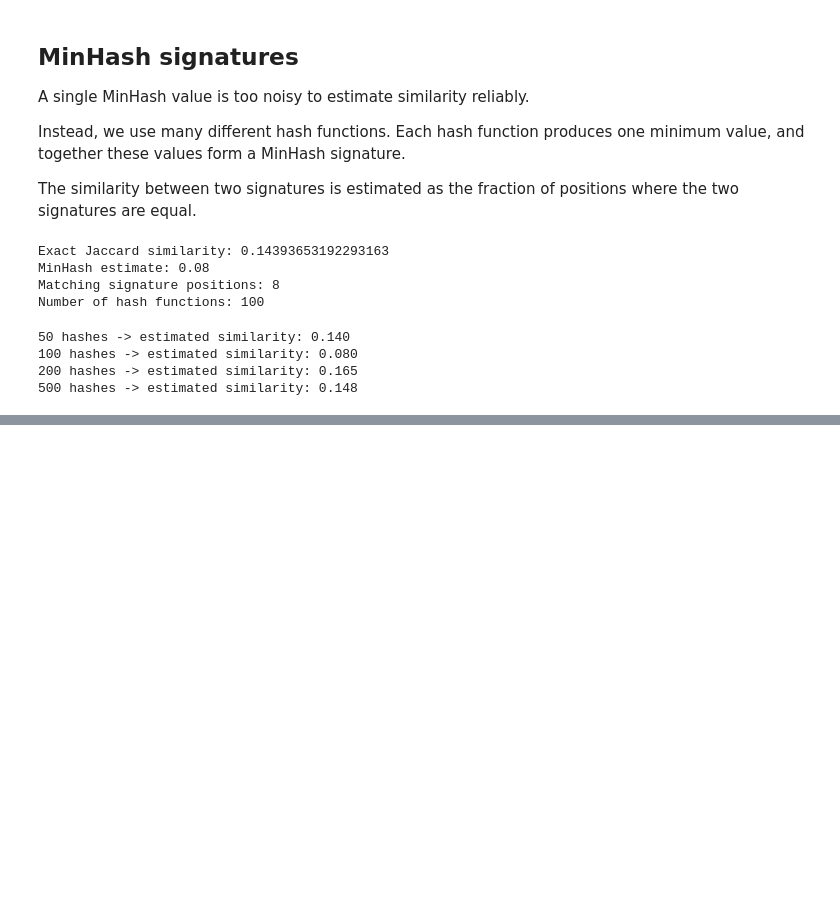
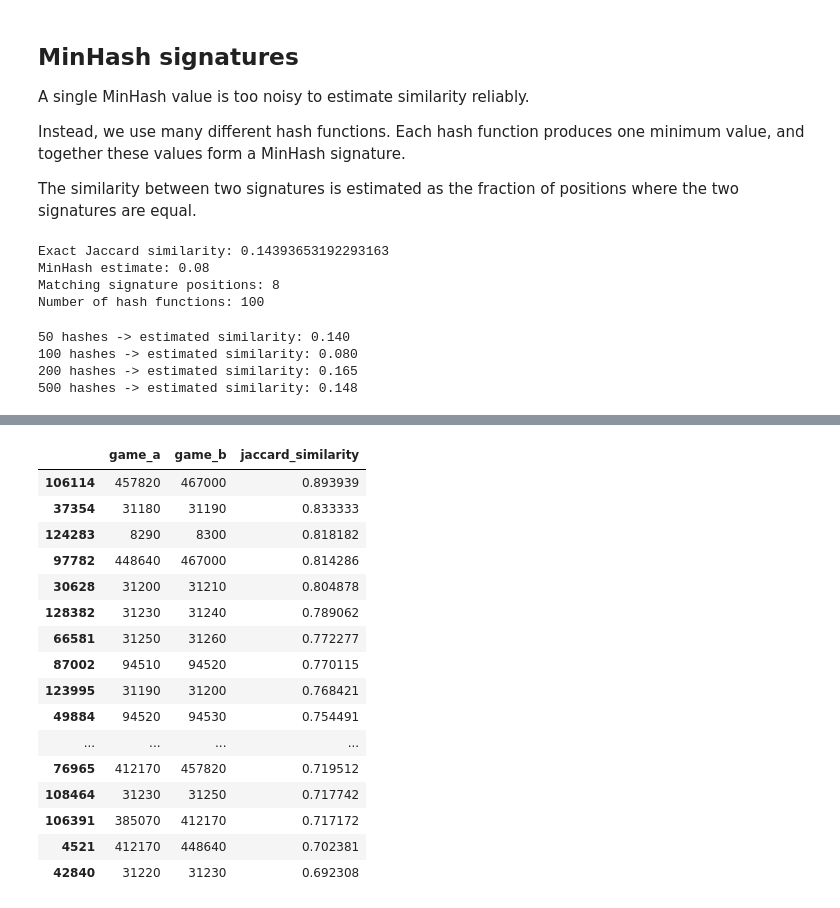
Before and after one commit to oli00tyran/02807-comp_tools_project, a Jupyter notebook: notebooks/03_minhash_lsh.ipynb, the cells around one changed output, grey strips where cells are left out. Drawn from its saved outputs; the diff is of its cells as text; code cells hidden in the pictures; blank space fills up the shorter version.

```diff
--- a/notebooks/03_minhash_lsh.ipynb
+++ b/notebooks/03_minhash_lsh.ipynb
@@ -491,0 +1001,25 @@ for num_hashes in [50, 100, 200, 500]:
+# %%
+candidate_rows = []
+
+start_time = time.perf_counter()
+
+for game_a, game_b in candidate_pairs:
+    similarity = jaccard_similarity_fast(
+        game_users[game_a],
+        game_users[game_b]
+    )
+
+    candidate_rows.append({
+        "game_a": game_a,
+        "game_b": game_b,
+        "jaccard_similarity": similarity
+    })
+
+candidate_similarities = pd.DataFrame(candidate_rows)
+
+elapsed_time = time.perf_counter() - start_time
+
+print("Candidate pairs scored:", len(candidate_similarities))
+print(f"Time taken: {elapsed_time:.2f} seconds")
+
+candidate_similarities.head()
@@ -491,0 +1056,26 @@ for num_hashes in [50, 100, 200, 500]:
+# %%
+top_similarities = (
+    candidate_similarities
+    .sort_values("jaccard_similarity", ascending=False)
+    .head(20)
+)
+
+top_similarities
+# %% [output]
+|  | game_a | game_b | jaccard_similarity |
+| 106114 | 457820 | 467000 | 0.893939 |
+| 37354 | 31180 | 31190 | 0.833333 |
+| 124283 | 8290 | 8300 | 0.818182 |
+| 97782 | 448640 | 467000 | 0.814286 |
+| 30628 | 31200 | 31210 | 0.804878 |
+| 128382 | 31230 | 31240 | 0.789062 |
+| 66581 | 31250 | 31260 | 0.772277 |
+| 87002 | 94510 | 94520 | 0.770115 |
+| 123995 | 31190 | 31200 | 0.768421 |
+| 49884 | 94520 | 94530 | 0.754491 |
+| ... | ... | ... | ... |
+| 76965 | 412170 | 457820 | 0.719512 |
+| 108464 | 31230 | 31250 | 0.717742 |
+| 106391 | 385070 | 412170 | 0.717172 |
+| 4521 | 412170 | 448640 | 0.702381 |
+| 42840 | 31220 | 31230 | 0.692308 |
```
Also changed, not shown: parts of 36 cells of this notebook, 1 other file.
